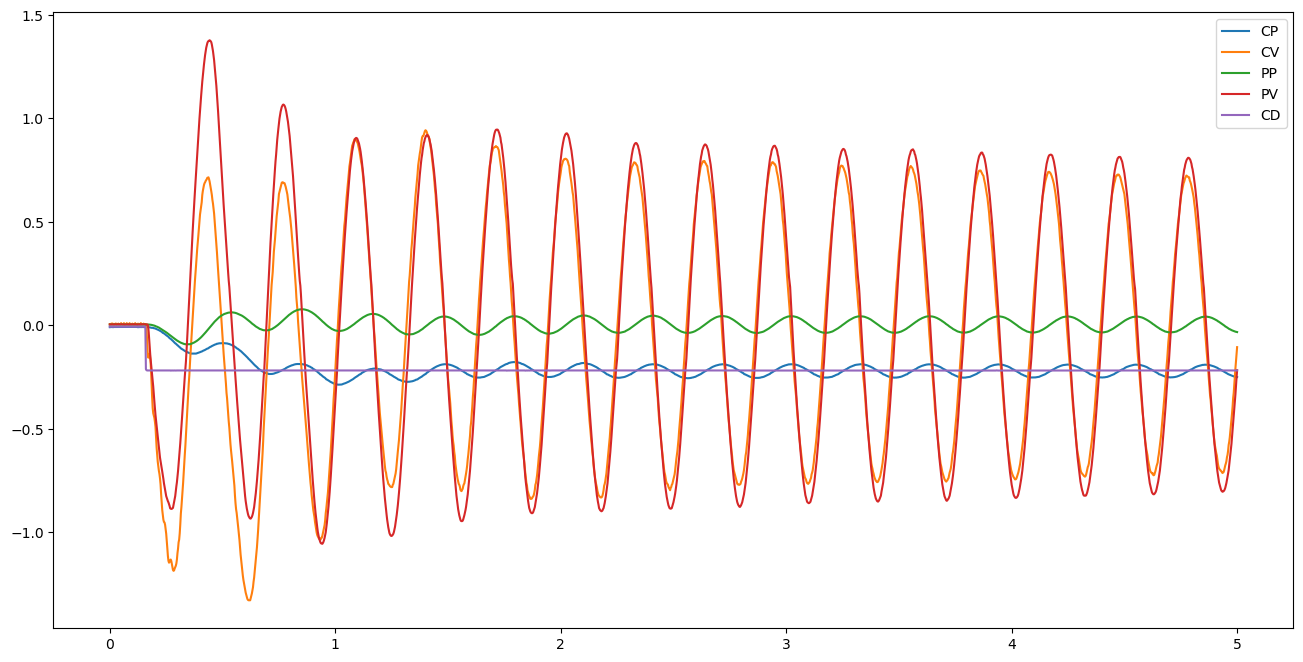
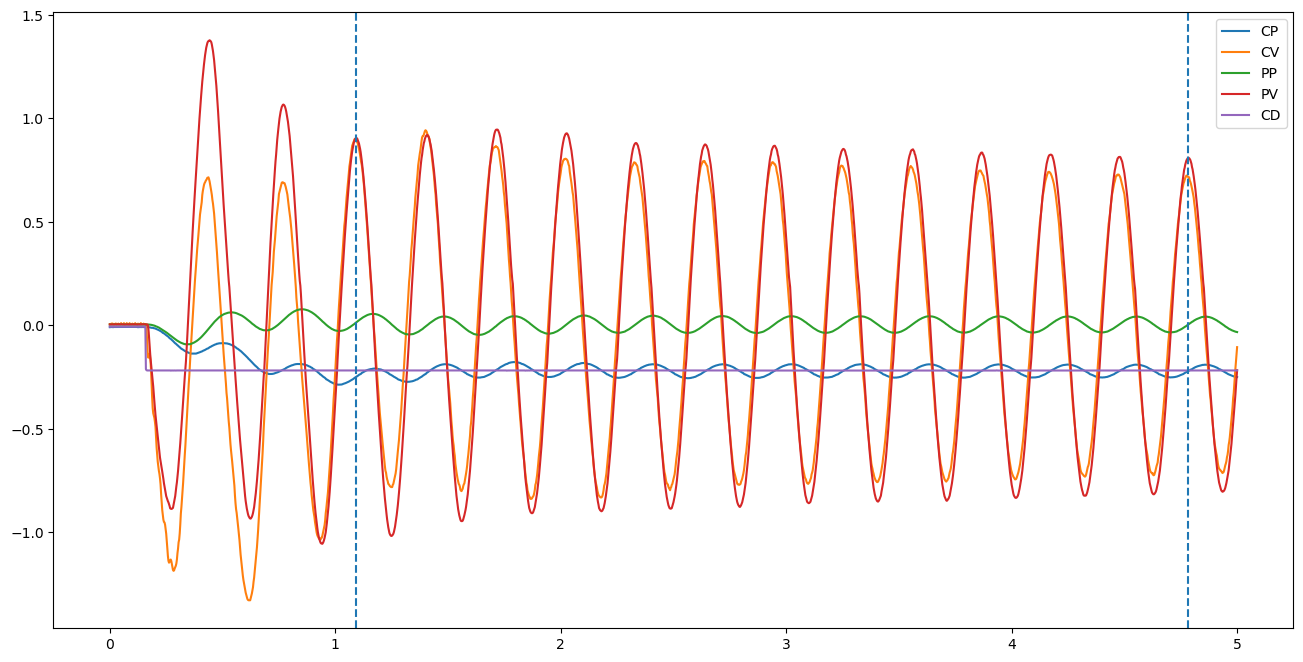
Unified diff of the notebook cell whose output changed from the first chart to the second:
--- before
+++ after
@@ -5,3 +5,5 @@
 
 plt.plot(tdata,xdata)
-plt.legend(['CP','CV','PP','PV','CD']);
+plt.legend(['CP','CV','PP','PV','CD'])
+plt.axvline(1.09, linestyle = '--')
+plt.axvline(4.78, linestyle = '--')

Commit: cnm